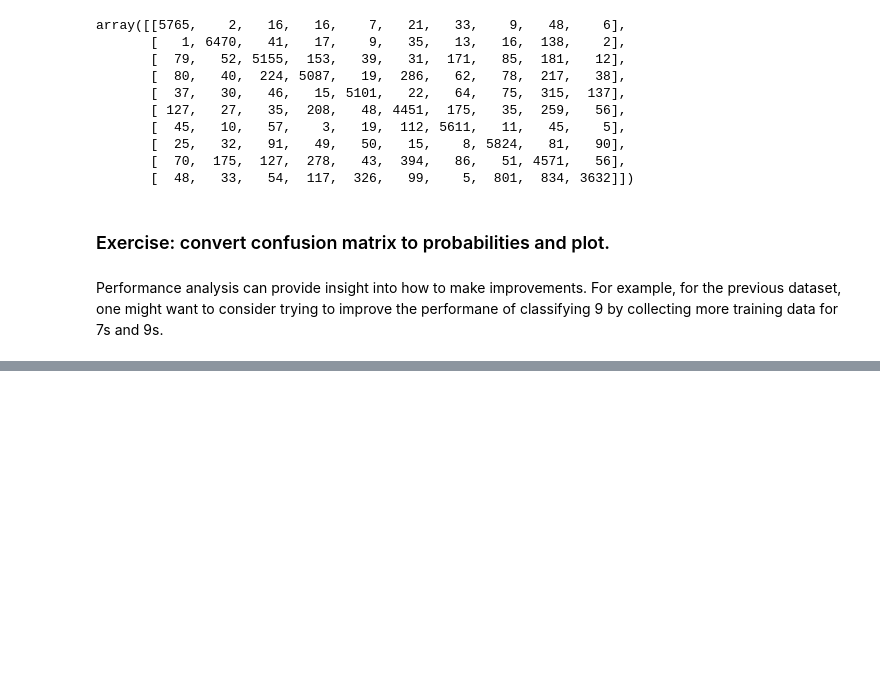
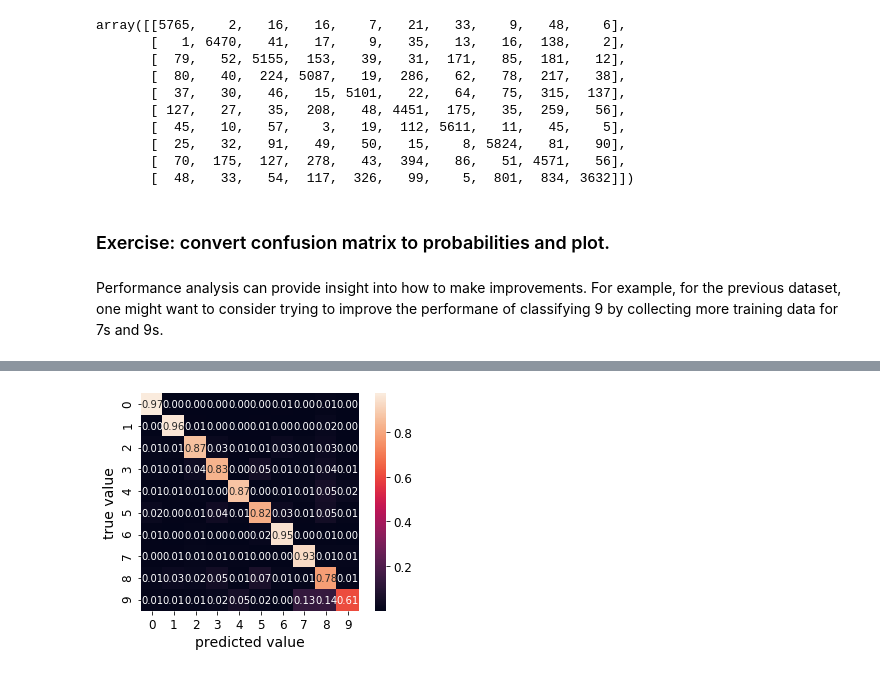
Before and after one commit to glukicov/UCL_ML_BigData, a Jupyter notebook: week2/Lecture04_PerformanceAnalysis_no_solutions/Lecture04_PerformanceAnalysis_no_solutions.ipynb, the cells around one changed output, grey strips where cells are left out. Cells and saved outputs as stored; diff of their text form; code cells hidden in the pictures; blank space fills up the shorter version.

```diff
--- a/week2/Lecture04_PerformanceAnalysis_no_solutions/Lecture04_PerformanceAnalysis_no_solutions.ipynb
+++ b/week2/Lecture04_PerformanceAnalysis_no_solutions/Lecture04_PerformanceAnalysis_no_solutions.ipynb
@@ -625,0 +634,4 @@ plt.figure
+# %%
+row_sums = conf_mx.sum(axis=1, keepdims=True)
+norm_conf_mx = conf_mx/row_sums
+norm_conf_mx
@@ -625,0 +656,7 @@ plt.figure
+# %%
+import seaborn as sns
+sns.heatmap(norm_conf_mx, square=True, annot=True, cbar=True, fmt=".2f")
+plt.xlabel('predicted value')
+plt.ylabel('true value');
+# %% [output]
+[figure, added]
```
Also changed, not shown: parts of 7 cells of this notebook, 3 other files.
